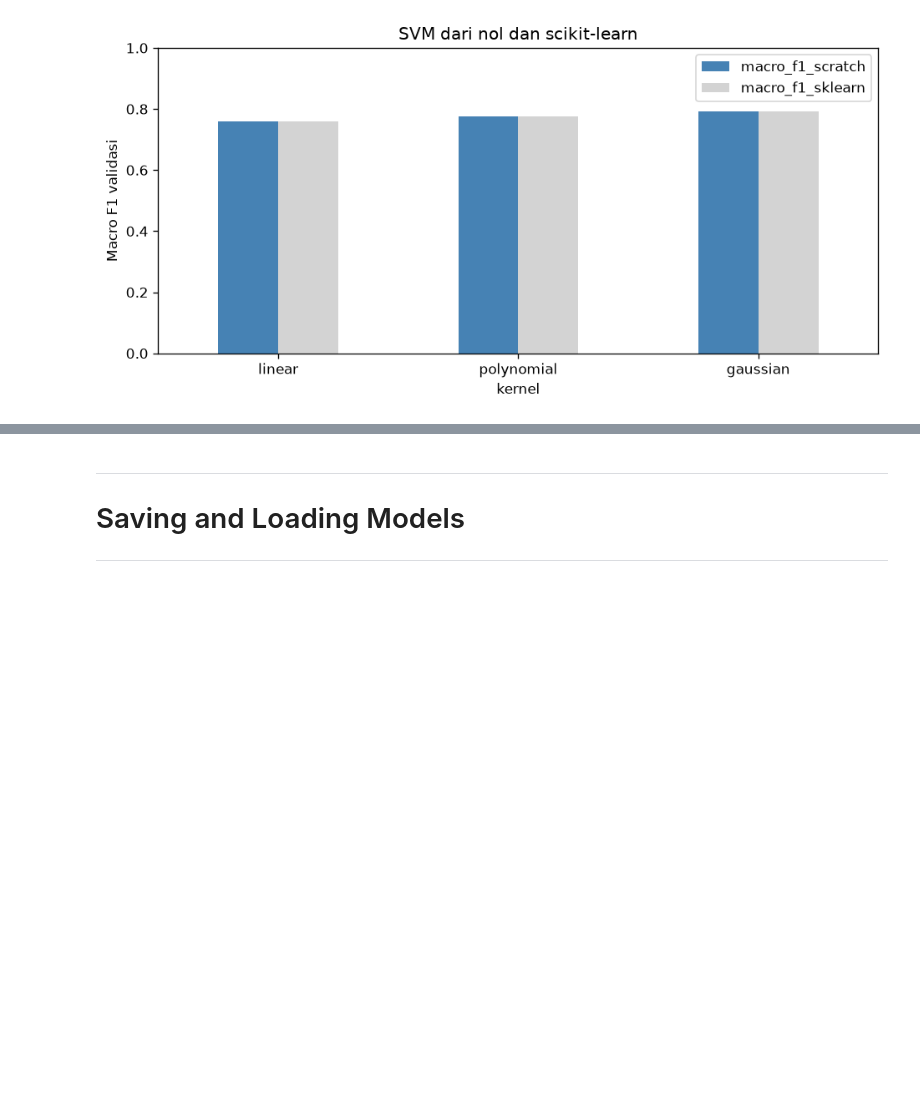
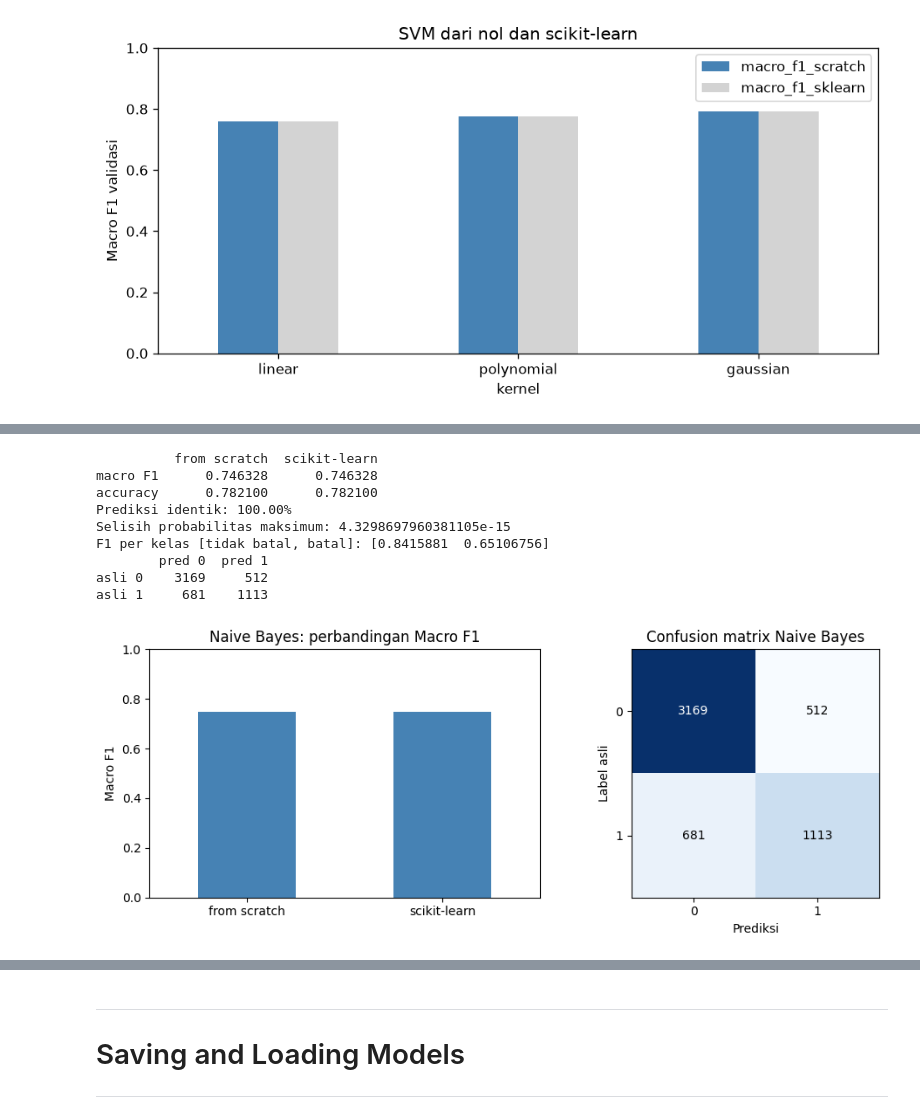
Before and after one commit to zizadhrmaa/IF3170_G25_IMKSIAI, a Jupyter notebook: src/Notebook_Tugas_Besar_2_IF3170_Inteligensi_Artifisial_2026_2027.ipynb, the cells around one changed output, grey strips where cells are left out. Cells and saved outputs as stored; diff of their text form; code cells hidden in the pictures; blank space fills up the shorter version.

Commit message:
feat: implement categorical naive bayes with evaluation and submission

```diff
--- a/src/Notebook_Tugas_Besar_2_IF3170_Inteligensi_Artifisial_2026_2027.ipynb
+++ b/src/Notebook_Tugas_Besar_2_IF3170_Inteligensi_Artifisial_2026_2027.ipynb
@@ -886,0 +969,53 @@ gaussian              0.7933            0.7931            0.8267            0.82
+# %%
+from sklearn.naive_bayes import CategoricalNB
+from sklearn.metrics import f1_score
+
+sk_nb = CategoricalNB(alpha=NB_BEST_ALPHA,
+                      min_categories=nb_preprocessor.n_categories_)
+sk_nb.fit(X_nb_train, y_train)
+sk_nb_val_pred = sk_nb.predict(X_nb_val)
+sk_nb_val_proba = sk_nb.predict_proba(X_nb_val)
+assert np.array_equal(nb_model.classes_, sk_nb.classes_)
+assert np.allclose(nb_val_proba, sk_nb_val_proba, rtol=1e-10, atol=1e-12)
+assert np.array_equal(nb_val_pred, sk_nb_val_pred)
+
+nb_comparison = pd.DataFrame({
+    'from scratch': [macro_f1(y_val, nb_val_pred), accuracy(y_val, nb_val_pred)],
+    'scikit-learn': [f1_score(y_val, sk_nb_val_pred, average='macro'),
+                     accuracy(y_val, sk_nb_val_pred)],
+}, index=['macro F1', 'accuracy'])
+print(nb_comparison.round(6).to_string())
+print(f'Prediksi identik: {np.mean(nb_val_pred == sk_nb_val_pred):.2%}')
+print('Selisih probabilitas maksimum:', np.max(np.abs(nb_val_proba - sk_nb_val_proba)))
+print('F1 per kelas [tidak batal, batal]:', f1_per_class(y_val, nb_val_pred))
+nb_cm = confusion_matrix(y_val, nb_val_pred)
+print(pd.DataFrame(nb_cm, index=['asli 0', 'asli 1'], columns=['pred 0', 'pred 1']))
+nb_comparison.to_csv(CFG.OUTPUT_DIR / 'naive_bayes_comparison.csv')
+
+fig, axes = plt.subplots(1, 2, figsize=(10, 3.8))
+nb_comparison.loc['macro F1'].plot.bar(ax=axes[0], color=CFG.PLOT_COLOR)
+axes[0].set(title='Naive Bayes: perbandingan Macro F1', ylim=(0, 1), ylabel='Macro F1')
+axes[0].tick_params(axis='x', rotation=0)
+axes[1].imshow(nb_cm, cmap='Blues')
+for row in range(2):
+    for col in range(2):
+        axes[1].text(col, row, str(nb_cm[row, col]), ha='center', va='center',
+                     color='white' if nb_cm[row, col] > nb_cm.max() / 2 else 'black')
+axes[1].set(xticks=[0, 1], yticks=[0, 1], xlabel='Prediksi',
+            ylabel='Label asli', title='Confusion matrix Naive Bayes')
+fig.tight_layout()
+nb_plot_dir = CFG.OUTPUT_DIR / 'visualization' / 'naive_bayes'
+nb_plot_dir.mkdir(parents=True, exist_ok=True)
+fig.savefig(nb_plot_dir / 'comparison.png', dpi=150, bbox_inches='tight')
+plt.show()
+# %% [output]
+          from scratch  scikit-learn
+macro F1      0.746328      0.746328
+accuracy      0.782100      0.782100
+Prediksi identik: 100.00%
+Selisih probabilitas maksimum: 4.3298697960381105e-15
+F1 per kelas [tidak batal, batal]: [0.8415881  0.65106756]
+        pred 0  pred 1
+asli 0    3169     512
+asli 1     681    1113
+[figure, added]
```
Also changed, not shown: parts of 10 cells of this notebook, 3 other files.
